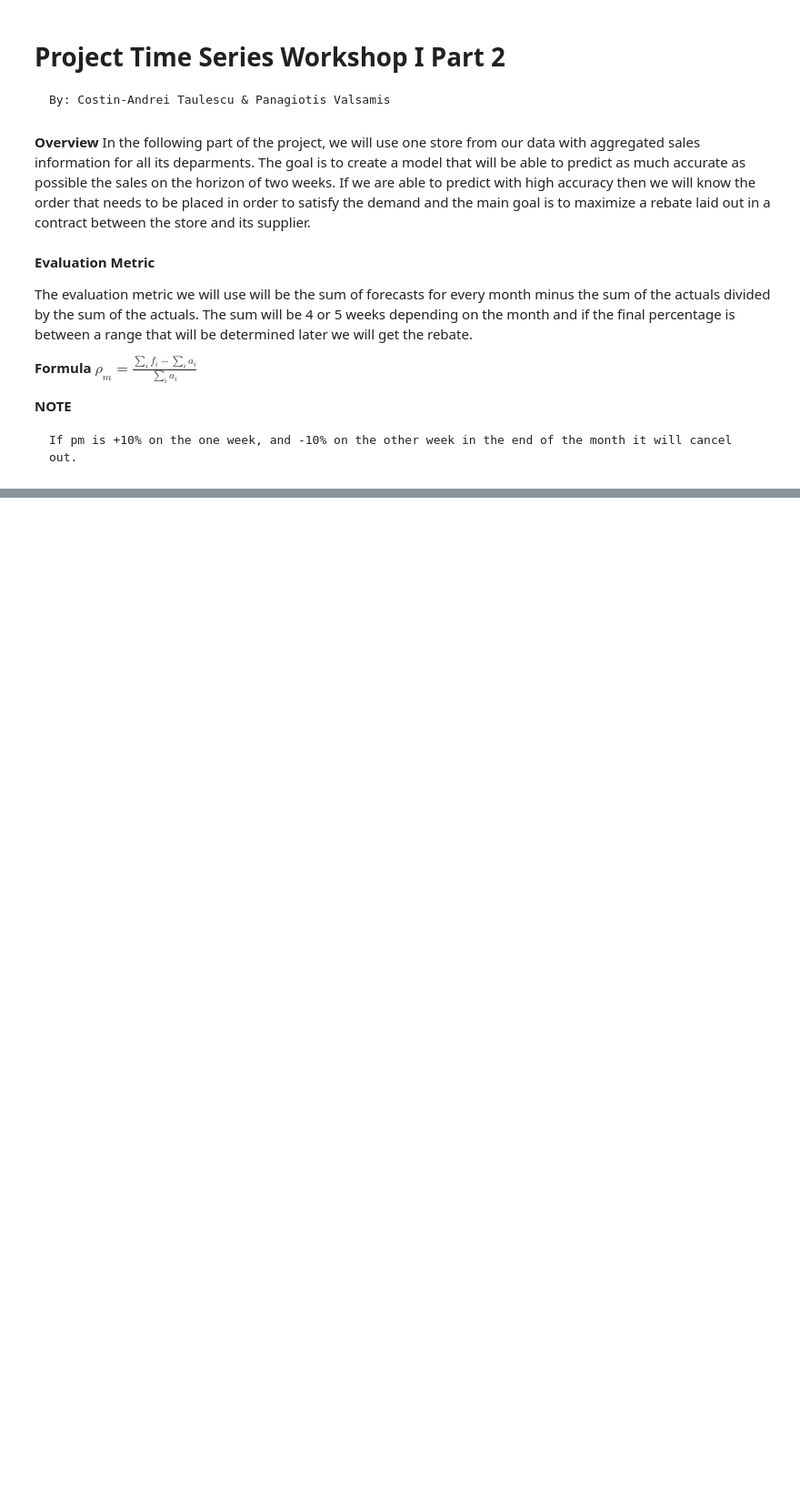
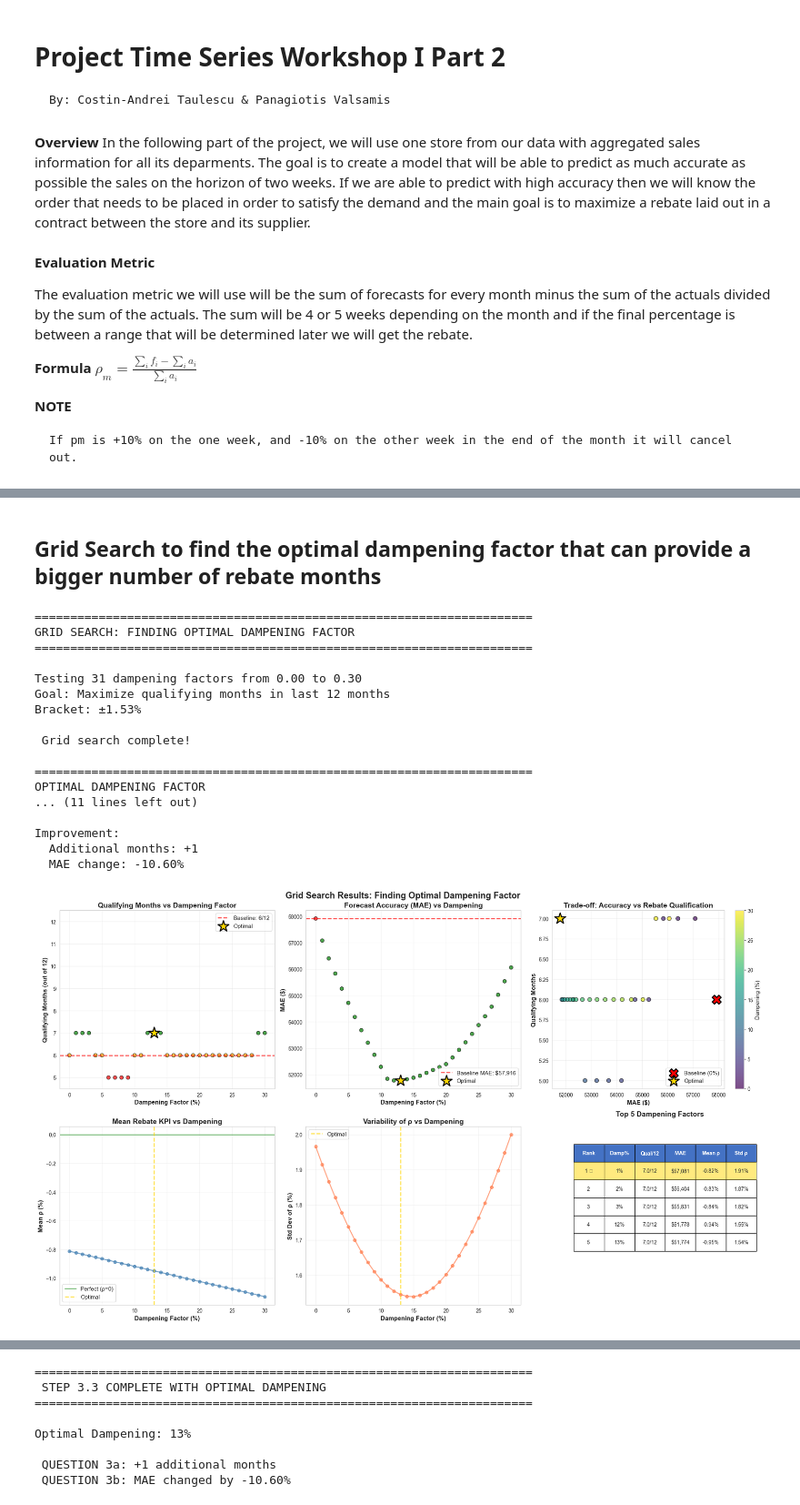
Before and after one commit to ValsamisP/Time-Series-Forecasting-using-Walmart-Data, a Jupyter notebook: Part2.ipynb, the cells around one changed output, grey strips where cells are left out. Shown at 91% size. Cells and saved outputs as stored; diff of their text form; code cells hidden in the pictures; blank space fills up the shorter version.

```diff
--- a/Part2.ipynb
+++ b/Part2.ipynb
@@ -27,0 +2061,2 @@ We will use at least 6 months for testing, depending on the amount of data, idea
+# %% [markdown]
+## Grid Search to find the optimal dampening factor that can provide a bigger number of rebate months
@@ -27,0 +2397,67 @@ We will use at least 6 months for testing, depending on the amount of data, idea
+# %%
+# ============================================
+# STEP 3.3: GRID SEARCH FOR OPTIMAL DAMPENING
+# ============================================
+
+# Run grid search (test dampening from 0% to 30% in 1% increments)
+grid_results, optimal_damping = grid_search_dampening_factor(
+    forecast_all,
+    monthly_stats_all,
+    X,
+    damping_range=np.arange(0.0, 0.31, 0.01)
+)
+
+# Visualize grid search results
+visualize_grid_search_results(grid_results, X, baseline_qualifying=6)
+
+# Show comparison table
+display_dampening_comparison_table(grid_results, key_values=[0.00, 0.05, 0.10, 0.15, 0.20, 0.25])
+
+# Now apply the OPTIMAL dampening factor
+print(f"\n{'='*70}")
+print(f"APPLYING OPTIMAL DAMPENING FACTOR: {optimal_damping*100:.0f}%")
+print(f"{'='*70}")
+
+forecast_modified_optimal, hist_mean = apply_conservative_strategy(
+    forecast_all,
+    damping_factor=optimal_damping
+)
+
+# Calculate monthly ρ with optimal dampening
+monthly_modified_optimal = calculate_monthly_rho_with_strategy(forecast_modified_optimal)
+
+# Evaluate with optimal dampening
+evaluation_optimal = evaluate_strategy_performance(
+    monthly_modified_optimal,
+    forecast_modified_optimal,
+    X
+)
+
+# Visualize final results with optimal dampening
+visualize_strategy_results(evaluation_optimal['last_12_stats'], X, evaluation_optimal)
+
+print(f"\n{'='*70}")
+print(" STEP 3.3 COMPLETE WITH OPTIMAL DAMPENING")
+print(f"{'='*70}")
+print(f"\nOptimal Dampening: {optimal_damping*100:.0f}%")
+print(f"\n QUESTION 3a: {evaluation_optimal['additional_months']:+d} additional months")
+print(f" QUESTION 3b: MAE changed by {evaluation_optimal['mae_change_pct']:+.2f}%")
+# %% [output]
+======================================================================
+GRID SEARCH: FINDING OPTIMAL DAMPENING FACTOR
+======================================================================
+
+Testing 31 dampening factors from 0.00 to 0.30
+Goal: Maximize qualifying months in last 12 months
+Bracket: ±1.53%
+
+ Grid search complete!
+
+======================================================================
+OPTIMAL DAMPENING FACTOR
+... (11 lines left out)
+
+Improvement:
+  Additional months: +1
+  MAE change: -10.60%
+[figure, added]
@@ -27,0 +2482,8 @@ We will use at least 6 months for testing, depending on the amount of data, idea
+======================================================================
+ STEP 3.3 COMPLETE WITH OPTIMAL DAMPENING
+======================================================================
+
+Optimal Dampening: 13%
+
+ QUESTION 3a: +1 additional months
+ QUESTION 3b: MAE changed by -10.60%
```
Also changed, not shown: parts of 37 cells of this notebook.
